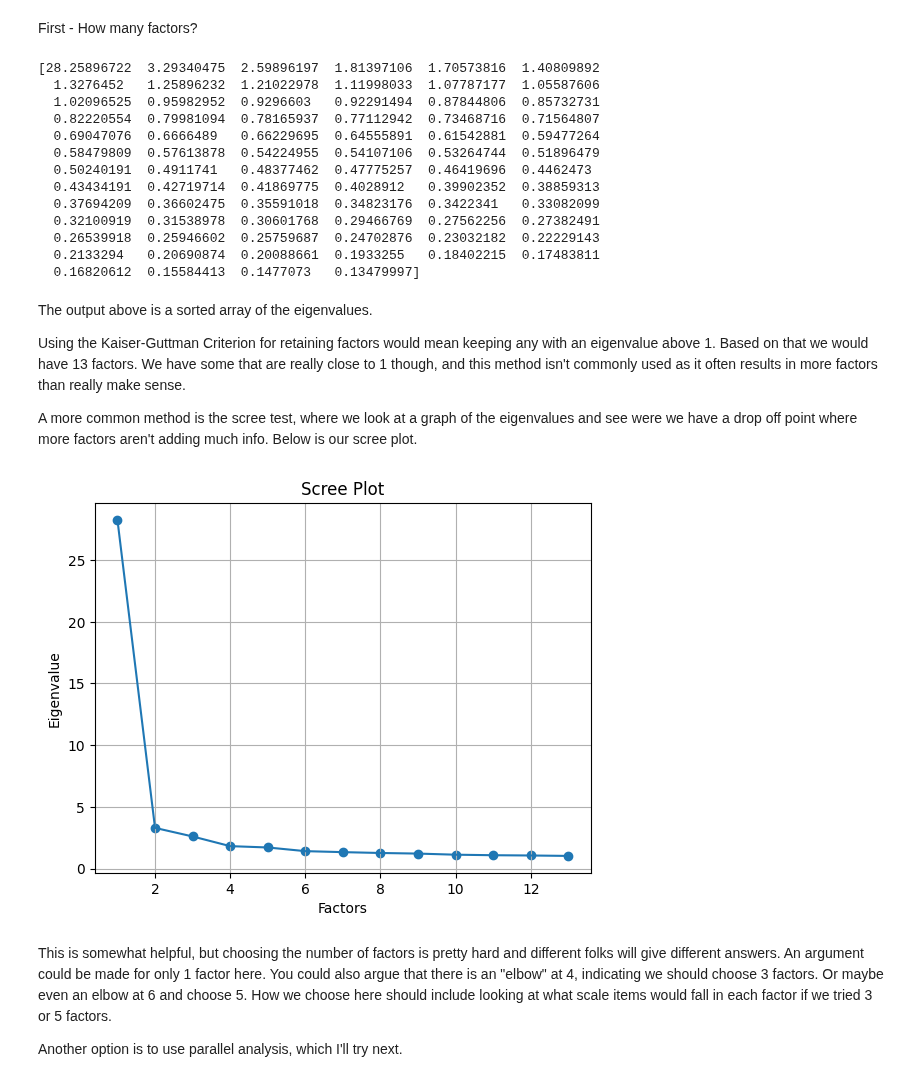
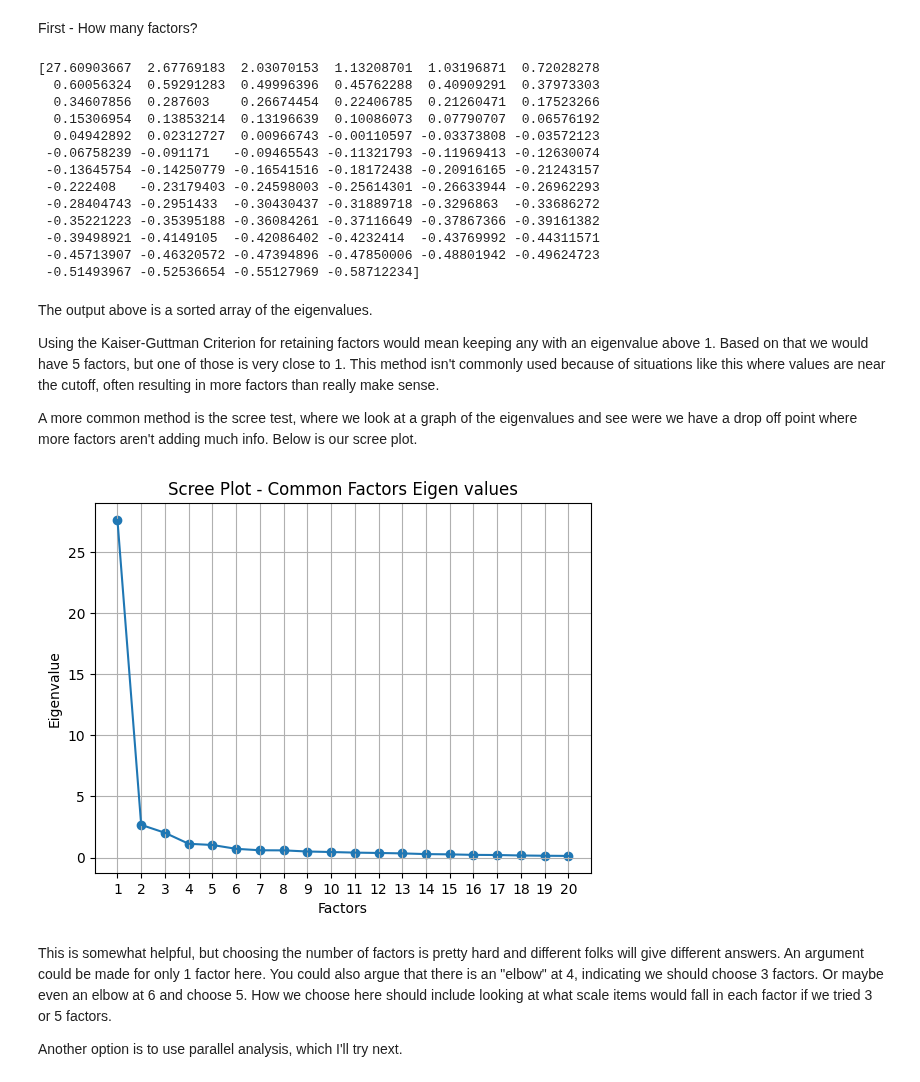
Before and after one commit to ReneeErnst/scaledev, a Jupyter notebook: notebooks/scale_dev.ipynb, the cells around one changed output. Saved outputs shown, nothing was run; the diff lists cells and outputs as text; code cells hidden in the pictures.

```diff
--- a/notebooks/scale_dev.ipynb
+++ b/notebooks/scale_dev.ipynb
@@ -128,32 +133,33 @@ efa_model = modeler.efa(df_efa)
 
 # Not using the reverse scored item
 # Check Eigenvalues
-ev, v = efa_model.get_eigenvalues()
-print(ev)
+_, common_factors_ev = efa_model.get_eigenvalues()
+
+print(common_factors_ev)
 # %% [output]
-[28.25896722  3.29340475  2.59896197  1.81397106  1.70573816  1.40809892
-  1.3276452   1.25896232  1.21022978  1.11998033  1.07787177  1.05587606
-  1.02096525  0.95982952  0.9296603   0.92291494  0.87844806  0.85732731
-  0.82220554  0.79981094  0.78165937  0.77112942  0.73468716  0.71564807
-  0.69047076  0.6666489   0.66229695  0.64555891  0.61542881  0.59477264
-  0.58479809  0.57613878  0.54224955  0.54107106  0.53264744  0.51896479
-  0.50240191  0.4911741   0.48377462  0.47775257  0.46419696  0.4462473
-  0.43434191  0.42719714  0.41869775  0.4028912   0.39902352  0.38859313
-  0.37694209  0.36602475  0.35591018  0.34823176  0.3422341   0.33082099
-  0.32100919  0.31538978  0.30601768  0.29466769  0.27562256  0.27382491
-  0.26539918  0.25946602  0.25759687  0.24702876  0.23032182  0.22229143
-  0.2133294   0.20690874  0.20088661  0.1933255   0.18402215  0.17483811
-  0.16820612  0.15584413  0.1477073   0.13479997]
+[27.60903667  2.67769183  2.03070153  1.13208701  1.03196871  0.72028278
+  0.60056324  0.59291283  0.49996396  0.45762288  0.40909291  0.37973303
+  0.34607856  0.287603    0.26674454  0.22406785  0.21260471  0.17523266
+  0.15306954  0.13853214  0.13196639  0.10086073  0.07790707  0.06576192
+  0.04942892  0.02312727  0.00966743 -0.00110597 -0.03373808 -0.03572123
+ -0.06758239 -0.091171   -0.09465543 -0.11321793 -0.11969413 -0.12630074
+ -0.13645754 -0.14250779 -0.16541516 -0.18172438 -0.20916165 -0.21243157
+ -0.222408   -0.23179403 -0.24598003 -0.25614301 -0.26633944 -0.26962293
+ -0.28404743 -0.2951433  -0.30430437 -0.31889718 -0.3296863  -0.33686272
+ -0.35221223 -0.35395188 -0.36084261 -0.37116649 -0.37867366 -0.39161382
+ -0.39498921 -0.4149105  -0.42086402 -0.4232414  -0.43769992 -0.44311571
+ -0.45713907 -0.46320572 -0.47394896 -0.47850006 -0.48801942 -0.49624723
+ -0.51493967 -0.52536654 -0.55127969 -0.58712234]
 # %% [markdown]
 The output above is a sorted array of the eigenvalues.
 
-Using the Kaiser-Guttman Criterion for retaining factors would mean keeping any with an eigenvalue above 1. Based on that we would have 13 factors. We have some that are really close to 1 though, and this method isn't commonly used as it often results in more factors than really make sense.
+Using the Kaiser-Guttman Criterion for retaining factors would mean keeping any with an eigenvalue above 1. Based on that we would have 5 factors, but one of those is very close to 1. This method isn't commonly used because of situations like this where values are near the cutoff, often resulting in more factors than really make sense.
 
 A more common method is the scree test, where we look at a graph of the eigenvalues and see were we have a drop off point where more factors aren't adding much info. Below is our scree plot.
-# %%
-vizer.scree_plot(ev[:13])
-# %% [output]
-[figure, removed]
+# %%
+vizer.scree_plot(common_factors_ev, max_viz=20)
+# %% [output]
+[figure, added]
 # %% [markdown]
 This is somewhat helpful, but choosing the number of factors is pretty hard and different folks will give different answers. An argument could be made for only 1 factor here. You could also argue that there is an "elbow" at 4, indicating we should choose 3 factors. Or maybe even an elbow at 6 and choose 5. How we choose here should include looking at what scale items would fall in each factor if we tried 3 or 5 factors.
 
```
Also changed, not shown: parts of 5 cells of this notebook, 2 other files.
